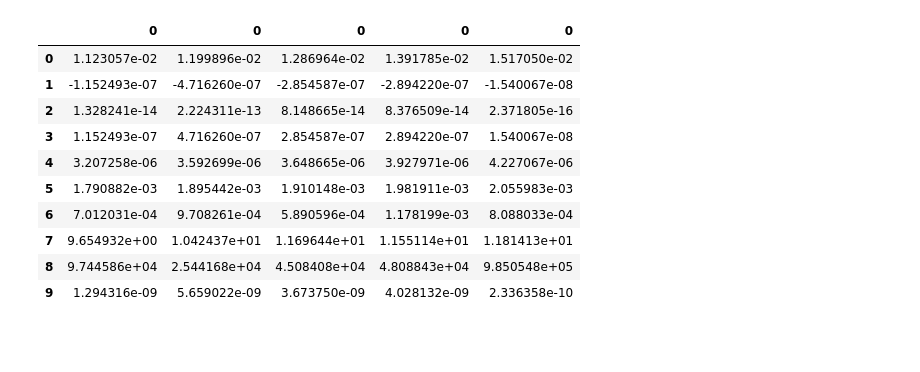
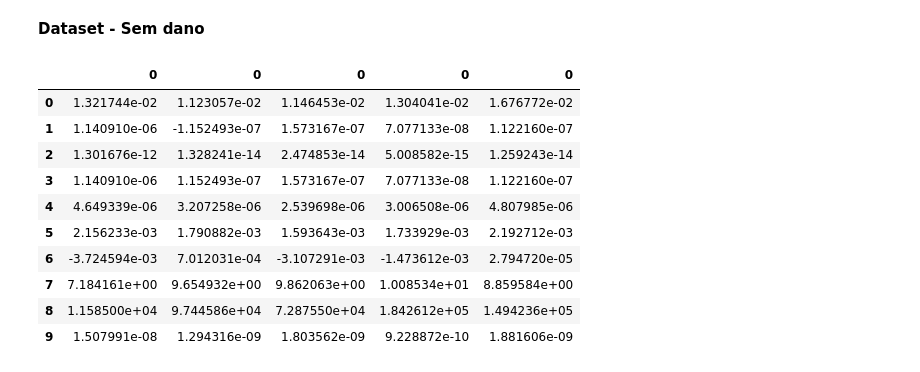
Before and after one commit to OtavioCarvalho1/Time_Series, a Jupyter notebook: SHM_ML_Versão_1.ipynb, the cells around one changed output. Saved outputs shown, nothing was run; the diff lists cells and outputs as text; code cells hidden in the pictures; blank space fills up the shorter version.

```diff
--- a/SHM_ML_Versão_1.ipynb
+++ b/SHM_ML_Versão_1.ipynb
@@ -79,21 +170,23 @@ def get_features(arquivo):
+# %% [markdown]
+**Dataset - Sem dano**
 # %%
-frames = [sem_dano,dano_1,dano_2,dano_3,dano_4]
+frames = [sem_dano_100, sem_dano_150, sem_dano_200, sem_dano_250, sem_dano_300]
 
 features = pd.concat(frames, axis=1)
 
 features
 # %% [output]
 |  | 0 | 0 | 0 | 0 | 0 |
-| 0 | 1.123057e-02 | 1.199896e-02 | 1.286964e-02 | 1.391785e-02 | 1.517050e-02 |
-| 1 | -1.152493e-07 | -4.716260e-07 | -2.854587e-07 | -2.894220e-07 | -1.540067e-08 |
-| 2 | 1.328241e-14 | 2.224311e-13 | 8.148665e-14 | 8.376509e-14 | 2.371805e-16 |
-| 3 | 1.152493e-07 | 4.716260e-07 | 2.854587e-07 | 2.894220e-07 | 1.540067e-08 |
-| 4 | 3.207258e-06 | 3.592699e-06 | 3.648665e-06 | 3.927971e-06 | 4.227067e-06 |
-| 5 | 1.790882e-03 | 1.895442e-03 | 1.910148e-03 | 1.981911e-03 | 2.055983e-03 |
-| 6 | 7.012031e-04 | 9.708261e-04 | 5.890596e-04 | 1.178199e-03 | 8.088033e-04 |
-| 7 | 9.654932e+00 | 1.042437e+01 | 1.169644e+01 | 1.155114e+01 | 1.181413e+01 |
-| 8 | 9.744586e+04 | 2.544168e+04 | 4.508408e+04 | 4.808843e+04 | 9.850548e+05 |
-| 9 | 1.294316e-09 | 5.659022e-09 | 3.673750e-09 | 4.028132e-09 | 2.336358e-10 |
+| 0 | 1.321744e-02 | 1.123057e-02 | 1.146453e-02 | 1.304041e-02 | 1.676772e-02 |
+| 1 | 1.140910e-06 | -1.152493e-07 | 1.573167e-07 | 7.077133e-08 | 1.122160e-07 |
+| 2 | 1.301676e-12 | 1.328241e-14 | 2.474853e-14 | 5.008582e-15 | 1.259243e-14 |
+| 3 | 1.140910e-06 | 1.152493e-07 | 1.573167e-07 | 7.077133e-08 | 1.122160e-07 |
+| 4 | 4.649339e-06 | 3.207258e-06 | 2.539698e-06 | 3.006508e-06 | 4.807985e-06 |
+| 5 | 2.156233e-03 | 1.790882e-03 | 1.593643e-03 | 1.733929e-03 | 2.192712e-03 |
+| 6 | -3.724594e-03 | 7.012031e-04 | -3.107291e-03 | -1.473612e-03 | 2.794720e-05 |
+| 7 | 7.184161e+00 | 9.654932e+00 | 9.862063e+00 | 1.008534e+01 | 8.859584e+00 |
+| 8 | 1.158500e+04 | 9.744586e+04 | 7.287550e+04 | 1.842612e+05 | 1.494236e+05 |
+| 9 | 1.507991e-08 | 1.294316e-09 | 1.803562e-09 | 9.228872e-10 | 1.881606e-09 |
 # %%
 #1 peak amplitude
 peak = np.max(df_train['Amplitude PZT Sensor'])
```
Also changed, not shown: parts of 13 cells of this notebook.
